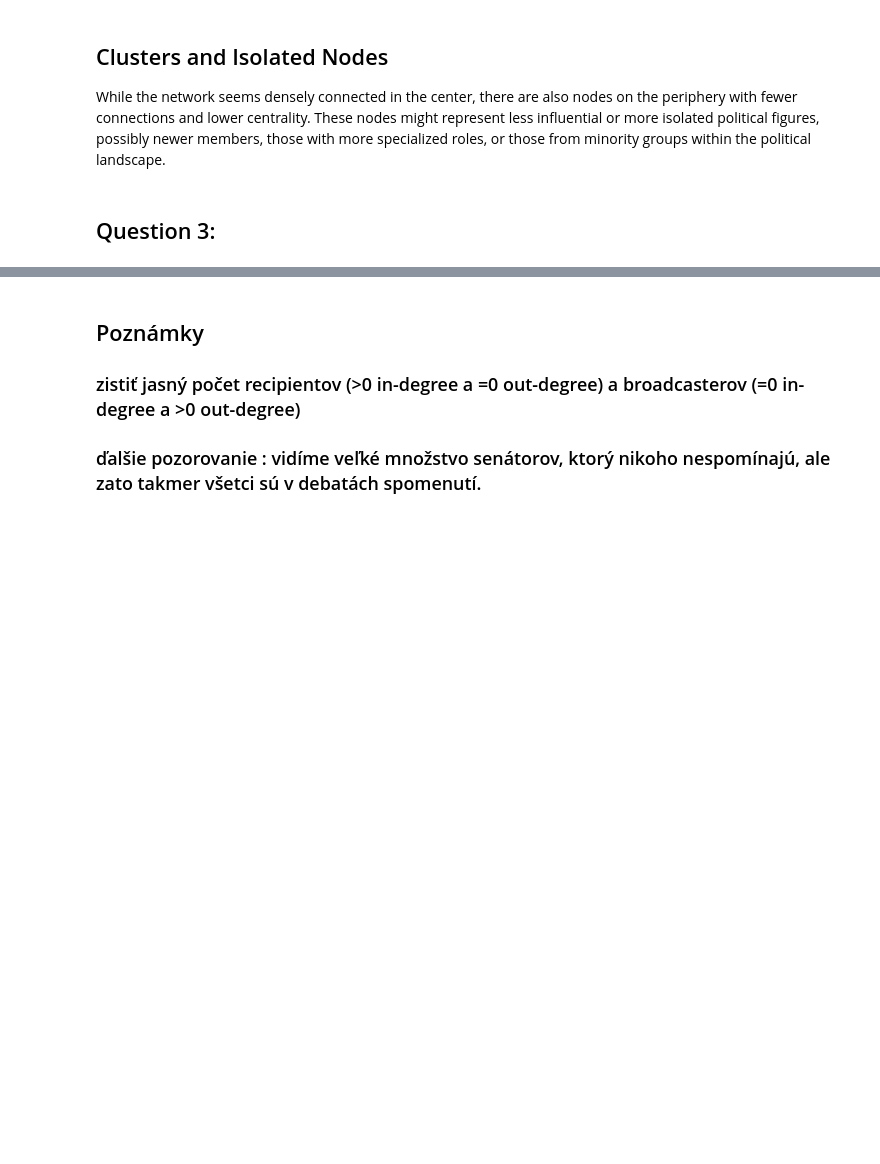
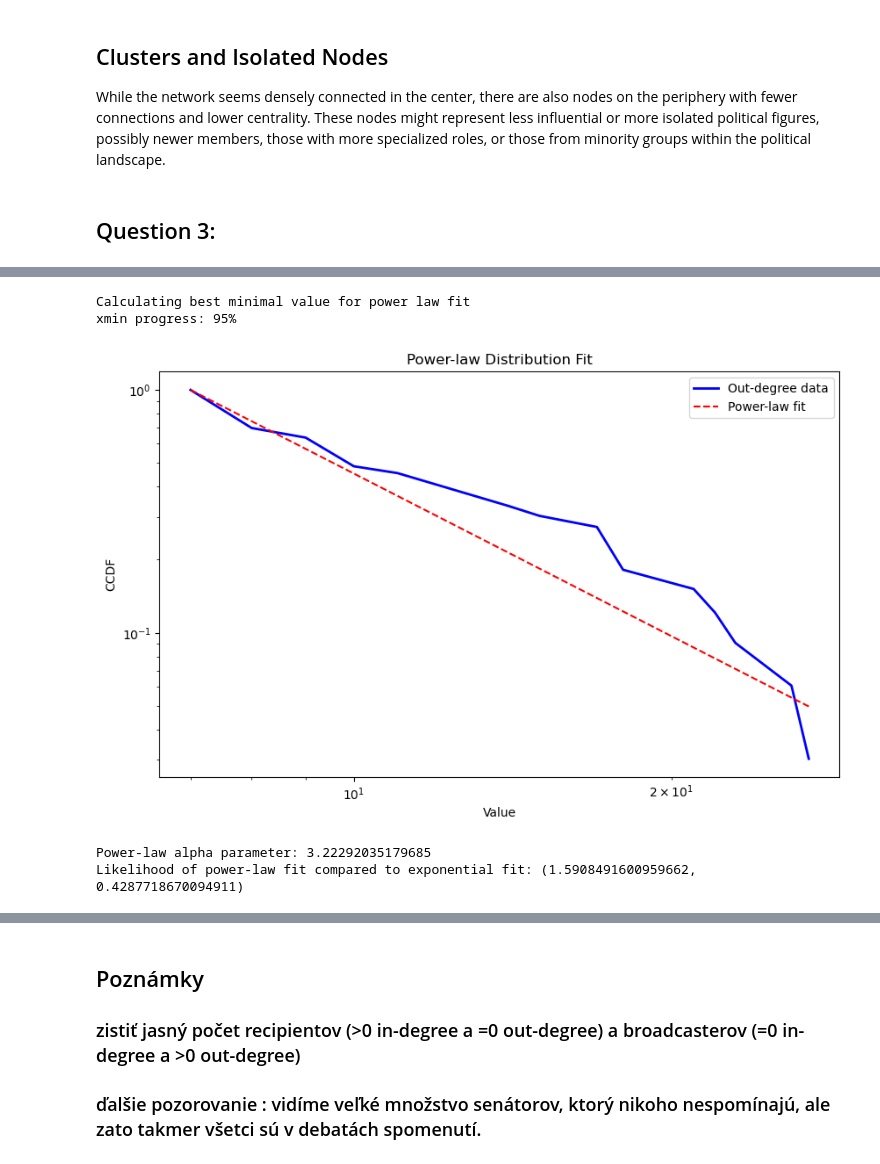
Before and after one commit to tomasbelak24/lil-data-siete, a Jupyter notebook: Congress_votes.ipynb, the cells around one changed output, grey strips where cells are left out. Drawn from its saved outputs; the diff is of its cells as text; code cells hidden in the pictures; blank space fills up the shorter version.

```diff
--- a/Congress_votes.ipynb
+++ b/Congress_votes.ipynb
@@ -297,0 +338,34 @@ plt.show()
+# %%
+import powerlaw
+import numpy as np
+import matplotlib.pyplot as plt
+out_degree_values1 =  [x + 1e-5 for x in sorted(out_degrees.values())]
+
+# Fit the data to a power law distribution
+fit = powerlaw.Fit(out_degree_values1)
+
+
+# Plot data and power-law fit
+plt.figure(figsize=(10, 6))
+fit.plot_ccdf(color='b', linewidth=2, label='Out-degree data')
+fit.power_law.plot_ccdf(color='r', linestyle='--', ax=plt.gca(), label='Power-law fit')
+
+plt.xlabel('Value')
+plt.ylabel('CCDF')
+plt.title('Power-law Distribution Fit')
+plt.legend()
+plt.show()
+
+# Check if the data follows a power-law distribution
+print("Power-law alpha parameter:", fit.power_law.alpha)
+# Calculate the likelihood ratio manually
+likelihood_ratio = fit.distribution_compare('power_law', 'exponential')
+
+# Print the likelihood ratio
+print("Likelihood of power-law fit compared to exponential fit:", likelihood_ratio)
+# %% [output]
+Calculating best minimal value for power law fit
+xmin progress: 95%
+[figure, added]
+Power-law alpha parameter: 3.22292035179685
+Likelihood of power-law fit compared to exponential fit: (1.5908491600959662, 0.4287718670094911)
```
Also changed, not shown: parts of 11 cells of this notebook.
